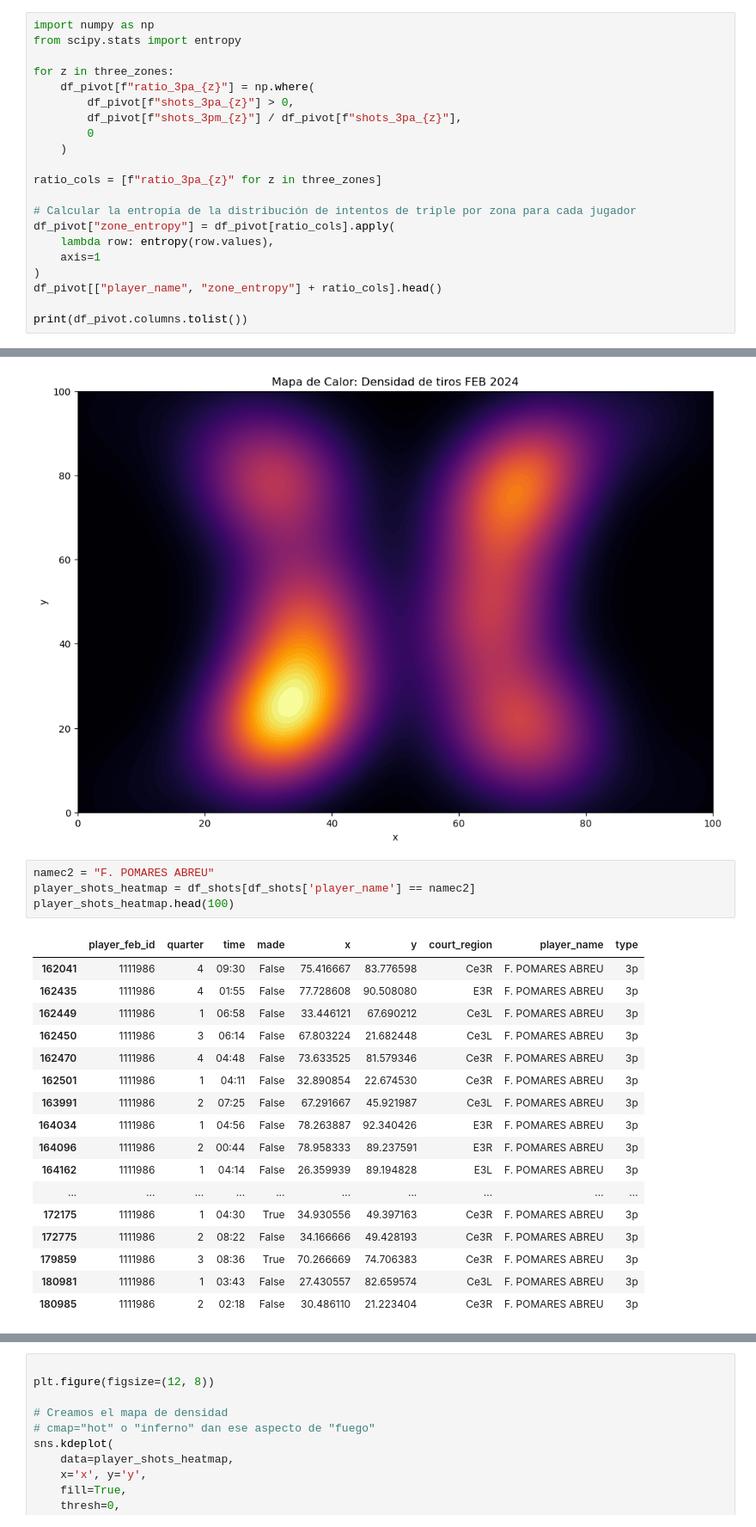
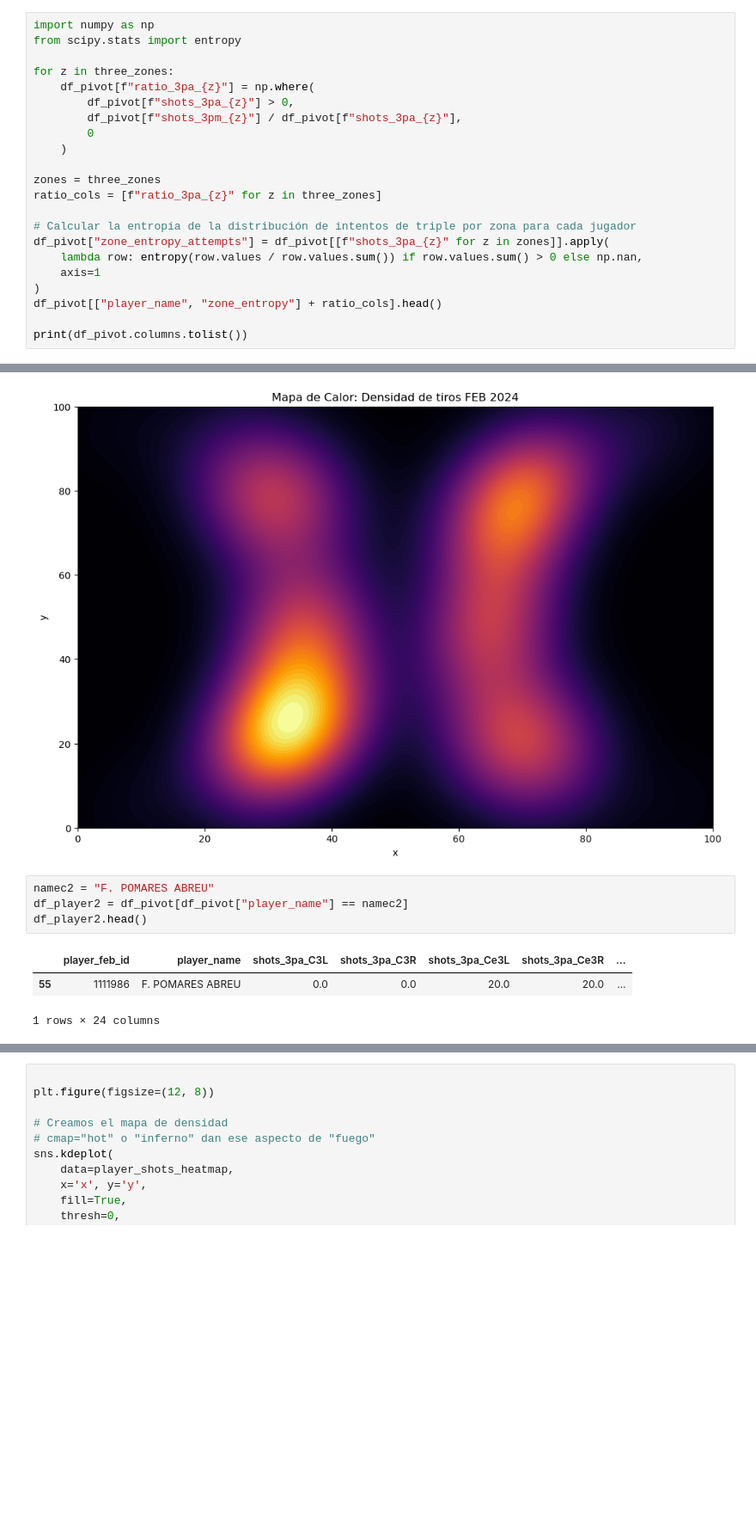
Before and after one commit to JoseGomez23/feb_jose_alvaro, a Jupyter notebook: feb_jose_alvaro.ipynb, the cells around one changed output, grey strips where cells are left out. Shown at 86% size. Cells and saved outputs as stored; diff of their text form; blank space fills up the shorter version.

```diff
--- a/feb_jose_alvaro.ipynb
+++ b/feb_jose_alvaro.ipynb
@@ -208,11 +204,12 @@ for z in three_zones:
         0
     )
 
+zones = three_zones
 ratio_cols = [f"ratio_3pa_{z}" for z in three_zones]
 
 # Calcular la entropía de la distribución de intentos de triple por zona para cada jugador
-df_pivot["zone_entropy"] = df_pivot[ratio_cols].apply(
-    lambda row: entropy(row.values),
+df_pivot["zone_entropy_attempts"] = df_pivot[[f"shots_3pa_{z}" for z in zones]].apply(
+    lambda row: entropy(row.values / row.values.sum()) if row.values.sum() > 0 else np.nan,
     axis=1
 )
 df_pivot[["player_name", "zone_entropy"] + ratio_cols].head()
@@ -522,23 +566,9 @@ plt.show()
 [figure]
 # %%
 namec2 = "F. POMARES ABREU"
-player_shots_heatmap = df_shots[df_shots['player_name'] == namec2]
-player_shots_heatmap.head(100)
+df_player2 = df_pivot[df_pivot["player_name"] == namec2]
+df_player2.head()
 # %% [output]
-|  | player_feb_id | quarter | time | made | x | y | court_region | player_name | type |
-| 162041 | 1111986 | 4 | 09:30 | False | 75.416667 | 83.776598 | Ce3R | F. POMARES ABREU | 3p |
-| 162435 | 1111986 | 4 | 01:55 | False | 77.728608 | 90.508080 | E3R | F. POMARES ABREU | 3p |
-| 162449 | 1111986 | 1 | 06:58 | False | 33.446121 | 67.690212 | Ce3L | F. POMARES ABREU | 3p |
-| 162450 | 1111986 | 3 | 06:14 | False | 67.803224 | 21.682448 | Ce3L | F. POMARES ABREU | 3p |
-| 162470 | 1111986 | 4 | 04:48 | False | 73.633525 | 81.579346 | Ce3R | F. POMARES ABREU | 3p |
-| 162501 | 1111986 | 1 | 04:11 | False | 32.890854 | 22.674530 | Ce3R | F. POMARES ABREU | 3p |
-| 163991 | 1111986 | 2 | 07:25 | False | 67.291667 | 45.921987 | Ce3L | F. POMARES ABREU | 3p |
-| 164034 | 1111986 | 1 | 04:56 | False | 78.263887 | 92.340426 | E3R | F. POMARES ABREU | 3p |
-| 164096 | 1111986 | 2 | 00:44 | False | 78.958333 | 89.237591 | E3R | F. POMARES ABREU | 3p |
-| 164162 | 1111986 | 1 | 04:14 | False | 26.359939 | 89.194828 | E3L | F. POMARES ABREU | 3p |
-| ... | ... | ... | ... | ... | ... | ... | ... | ... | ... |
-| 172175 | 1111986 | 1 | 04:30 | True | 34.930556 | 49.397163 | Ce3R | F. POMARES ABREU | 3p |
-| 172775 | 1111986 | 2 | 08:22 | False | 34.166666 | 49.428193 | Ce3R | F. POMARES ABREU | 3p |
-| 179859 | 1111986 | 3 | 08:36 | True | 70.266669 | 74.706383 | Ce3R | F. POMARES ABREU | 3p |
-| 180981 | 1111986 | 1 | 03:43 | False | 27.430557 | 82.659574 | Ce3L | F. POMARES ABREU | 3p |
-| 180985 | 1111986 | 2 | 02:18 | False | 30.486110 | 21.223404 | Ce3R | F. POMARES ABREU | 3p |
+|  | player_feb_id | player_name | shots_3pa_C3L | shots_3pa_C3R | shots_3pa_Ce3L | shots_3pa_Ce3R | ... |
+| 55 | 1111986 | F. POMARES ABREU | 0.0 | 0.0 | 20.0 | 20.0 | ... |
+1 rows × 24 columns
```
Also changed, not shown: parts of 7 cells of this notebook.
